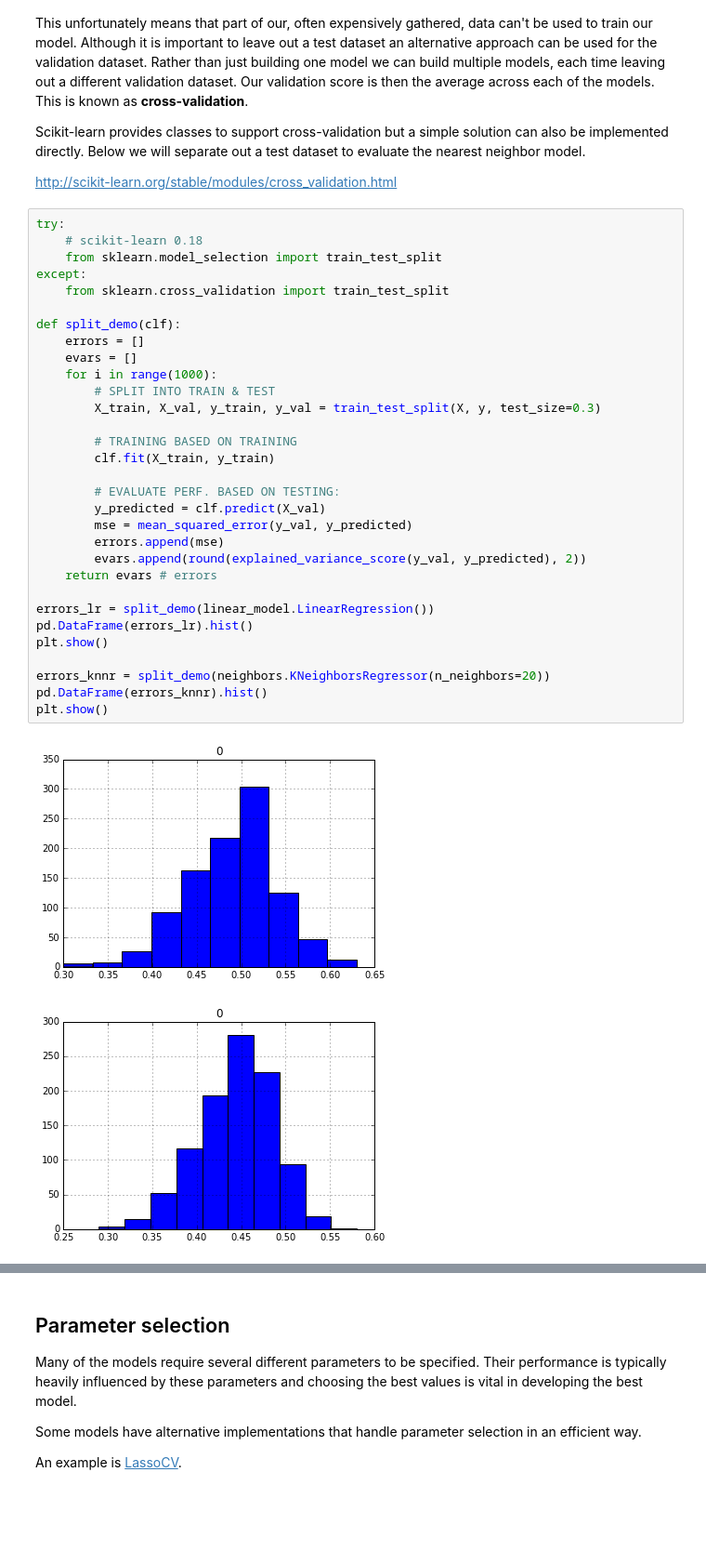
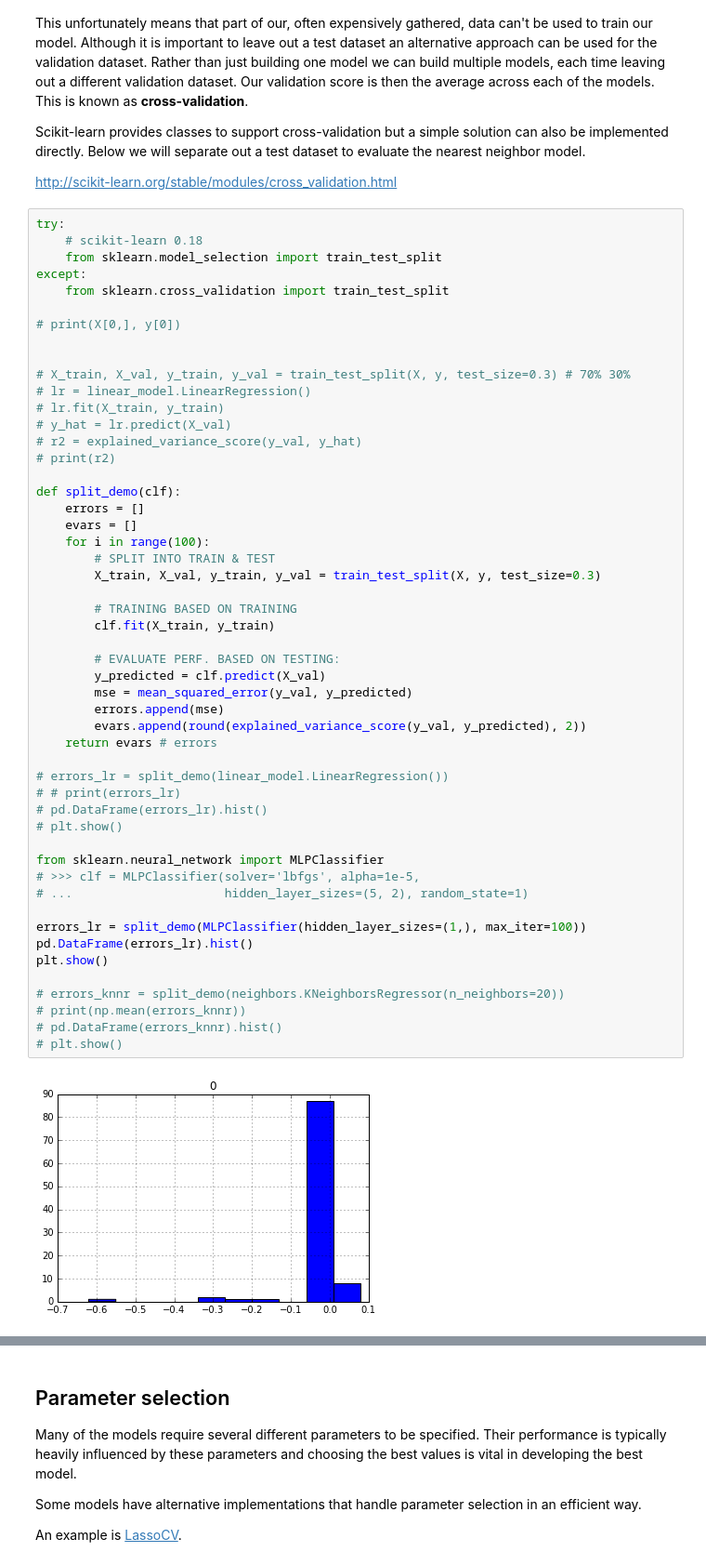
Before and after one commit to biof509/biof509-fall2017, a Jupyter notebook: week4-notebooks/Wk04-Regression-and-classification.ipynb, the cells around one changed output, grey strips where cells are left out. Shown at 93% size. Saved outputs shown, nothing was run; the diff lists cells and outputs as text; blank space fills up the shorter version.

```diff
--- a/week4-notebooks/Wk04-Regression-and-classification.ipynb
+++ b/week4-notebooks/Wk04-Regression-and-classification.ipynb
@@ -335,37 +334,56 @@ http://scikit-learn.org/stable/modules/cross_validation.html
 # %%
 try:
     # scikit-learn 0.18
     from sklearn.model_selection import train_test_split
 except:
     from sklearn.cross_validation import train_test_split
 
+# print(X[0,], y[0])
+
+
+# X_train, X_val, y_train, y_val = train_test_split(X, y, test_size=0.3) # 70% 30%
+# lr = linear_model.LinearRegression()
+# lr.fit(X_train, y_train)
+# y_hat = lr.predict(X_val)
+# r2 = explained_variance_score(y_val, y_hat)
+# print(r2)
+
 def split_demo(clf):
     errors = []
     evars = []
-    for i in range(1000):
+    for i in range(100):
         # SPLIT INTO TRAIN & TEST
         X_train, X_val, y_train, y_val = train_test_split(X, y, test_size=0.3)
 
         # TRAINING BASED ON TRAINING
         clf.fit(X_train, y_train)
 
         # EVALUATE PERF. BASED ON TESTING:
         y_predicted = clf.predict(X_val)
         mse = mean_squared_error(y_val, y_predicted)
         errors.append(mse)
         evars.append(round(explained_variance_score(y_val, y_predicted), 2))
     return evars # errors
 
-errors_lr = split_demo(linear_model.LinearRegression())
+# errors_lr = split_demo(linear_model.LinearRegression())
+# # print(errors_lr)
+# pd.DataFrame(errors_lr).hist()
+# plt.show()
+
+from sklearn.neural_network import MLPClassifier
+# >>> clf = MLPClassifier(solver='lbfgs', alpha=1e-5,
+# ...                     hidden_layer_sizes=(5, 2), random_state=1)
+
+errors_lr = split_demo(MLPClassifier(hidden_layer_sizes=(1,), max_iter=100))
 pd.DataFrame(errors_lr).hist()
 plt.show()
 
-errors_knnr = split_demo(neighbors.KNeighborsRegressor(n_neighbors=20))
-pd.DataFrame(errors_knnr).hist()
-plt.show()
+# errors_knnr = split_demo(neighbors.KNeighborsRegressor(n_neighbors=20))
+# print(np.mean(errors_knnr))
+# pd.DataFrame(errors_knnr).hist()
+# plt.show()
 # %% [output]
-[figure, old version]
+[figure, new version]
-[figure, removed]
 # %%
 # Various ways to slice an array
 a = np.arange(20) + 5
```
Also changed, not shown: parts of 4 cells of this notebook, 38 other files.
